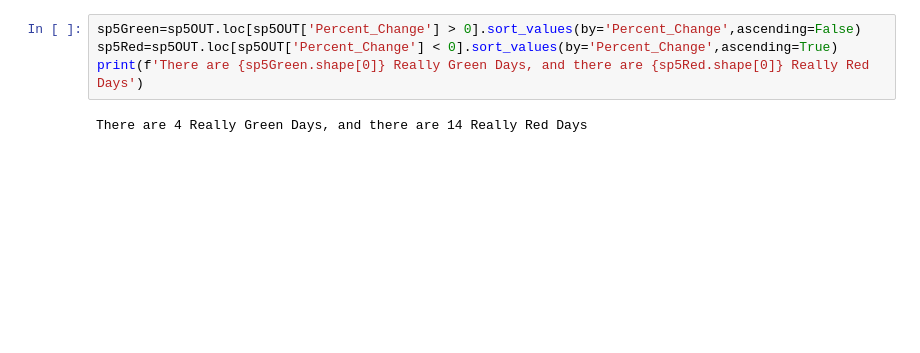
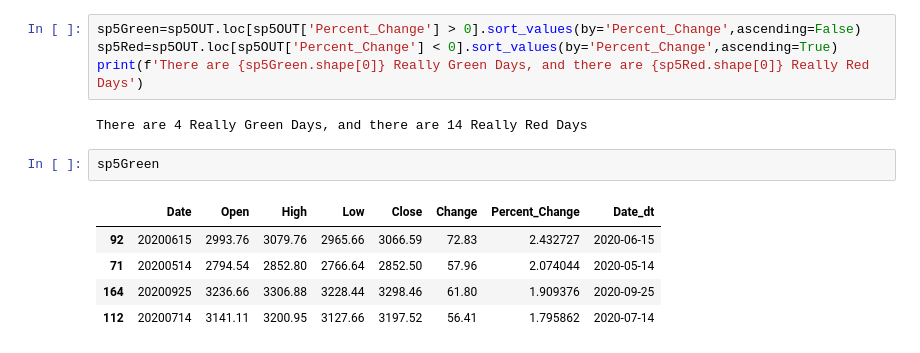
Before and after one commit to Bandelero/Covids-Effect-on-the-Stock-Market, a Jupyter notebook: wordcloud/wordcloud.ipynb, the cells around one changed output. Saved outputs shown, nothing was run; the diff lists cells and outputs as text; blank space fills up the shorter version.

```diff
--- a/wordcloud/wordcloud.ipynb
+++ b/wordcloud/wordcloud.ipynb
@@ -84,6 +86,14 @@ sp5Red=sp5OUT.loc[sp5OUT['Percent_Change'] < 0].sort_values(by='Percent_Change',
 print(f'There are {sp5Green.shape[0]} Really Green Days, and there are {sp5Red.shape[0]} Really Red Days')
 # %% [output]
 There are 4 Really Green Days, and there are 14 Really Red Days
+# %%
+sp5Green
+# %% [output]
+|  | Date | Open | High | Low | Close | Change | Percent_Change | Date_dt |
+| 92 | 20200615 | 2993.76 | 3079.76 | 2965.66 | 3066.59 | 72.83 | 2.432727 | 2020-06-15 |
+| 71 | 20200514 | 2794.54 | 2852.80 | 2766.64 | 2852.50 | 57.96 | 2.074044 | 2020-05-14 |
+| 164 | 20200925 | 3236.66 | 3306.88 | 3228.44 | 3298.46 | 61.80 | 1.909376 | 2020-09-25 |
+| 112 | 20200714 | 3141.11 | 3200.95 | 3127.66 | 3197.52 | 56.41 | 1.795862 | 2020-07-14 |
 # %%
 sp5Red
 # %% [output]
```
Also changed, not shown: parts of 17 cells of this notebook, 6 other files.
